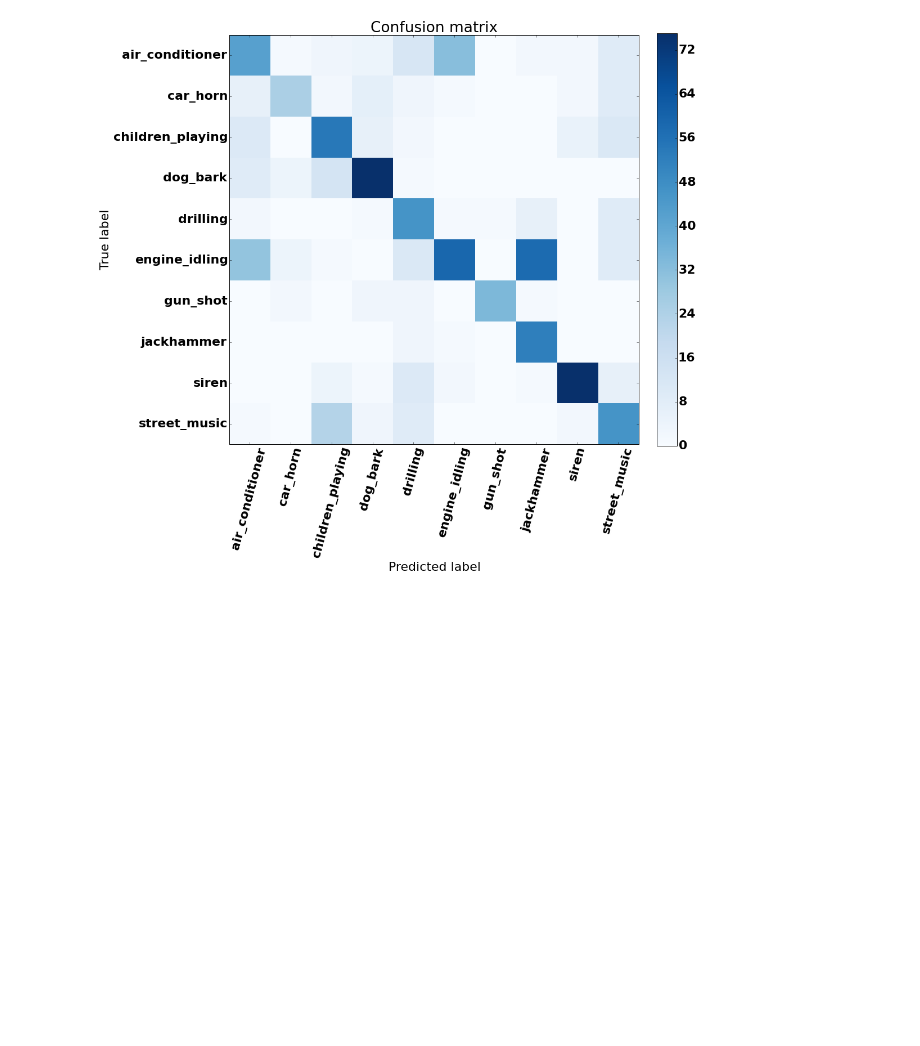
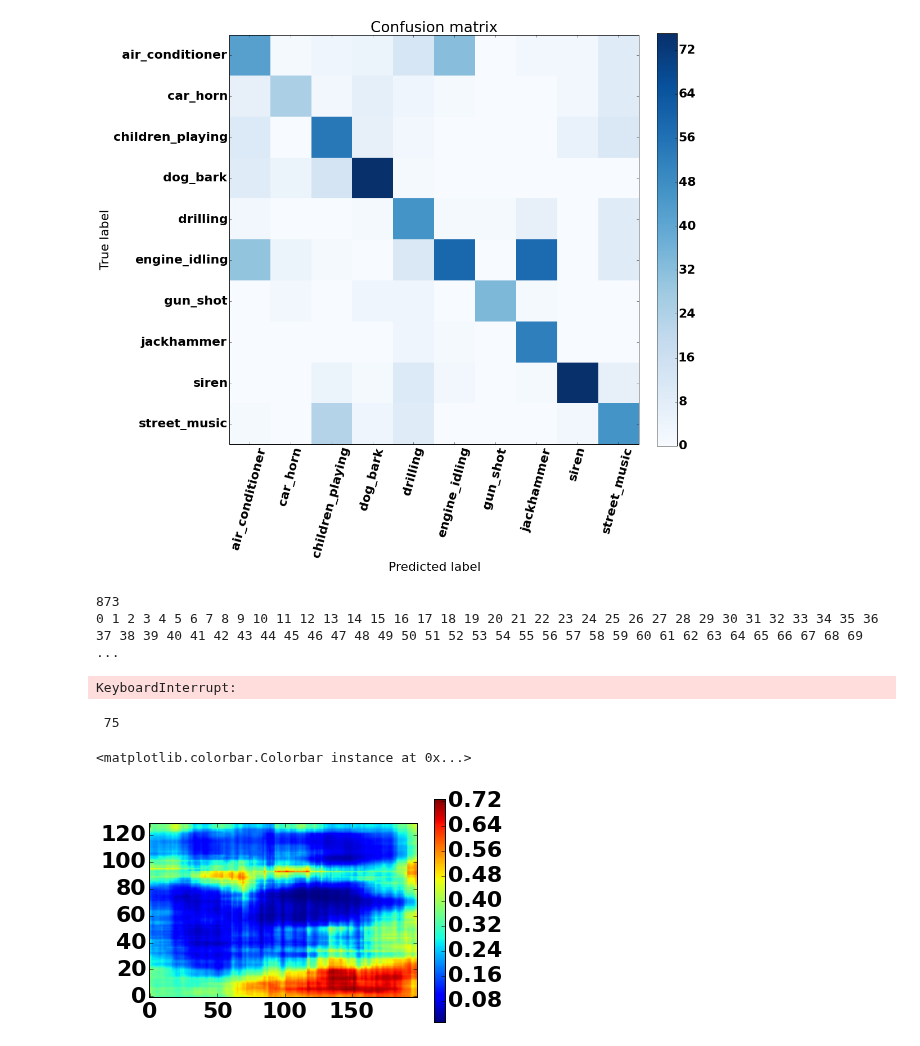
Before and after one commit to mdfirman/CityNet, a Jupyter notebook: notebooks/urban8k/urbank8k_test_model.ipynb, the cells around one changed output. Cells and saved outputs as stored; diff of their text form; code cells hidden in the pictures; blank space fills up the shorter version.

```diff
--- a/notebooks/urban8k/urbank8k_test_model.ipynb
+++ b/notebooks/urban8k/urbank8k_test_model.ipynb
@@ -35,21 +35,21 @@ Using gpu device 0: GeForce GTX 770 (CNMeM is disabled)
 base_path = '/home/michael/projects/engaged_hackathon_data/urban_8k/'
 split = 1
 loadpath = base_path + 'splits/split' + str(split) + '.mat'
-data = scipy.io.loadmat(loadpath)
+dataset = scipy.io.loadmat(loadpath)
 
-num_classes = np.unique(data['train_y']).shape[0]
+num_classes = np.unique(dataset['train_y']).shape[0]
 print "There are %d classes " % num_classes
-print np.unique(data['train_y'])
-data['train_y'] = data['train_y'].ravel().astype(np.int32)
-data['test_y'] = data['test_y'].ravel().astype(np.int32)
-data['val_y'] = data['val_y'].ravel().astype(np.int32)
+print np.unique(dataset['train_y'])
+dataset['train_y'] = dataset['train_y'].ravel().astype(np.int32)
+dataset['test_y'] = dataset['test_y'].ravel().astype(np.int32)
+dataset['val_y'] = dataset['val_y'].ravel().astype(np.int32)
 
 if False:
     for data_type in ['train_', 'test_', 'val_']:
         num = data[data_type + 'X'].shape[0]
         to_use = np.random.choice(num, 100, replace=False)
-        data[data_type + 'X'] = data[data_type + 'X'][to_use, :]
-        data[data_type + 'y'] = data[data_type + 'y'][to_use]
+        dataset[data_type + 'X'] = dataset[data_type + 'X'][to_use, :]
+        dataset[data_type + 'y'] = dataset[data_type + 'y'][to_use]
 # %% [output]
 There are 10 classes
 [0 1 2 3 4 5 6 7 8 9]
@@ -128,0 +199,22 @@ plot_confusion_matrix(cm)
+# %%
+heatmaps = []
+print dataset['test_X'].shape[0]
+for num in range(dataset['test_X'].shape[0]):
+    X = dataset['test_X'][num, ...].reshape((1, 1, 129, 199))
+    y = dataset['test_y'][num]
+    heatmaps.append(occlusion_heatmap(network, X, y, square_length=51))
+    print num,
+# %% [output]
+873
+0 1 2 3 4 5 6 7 8 9 10 11 12 13 14 15 16 17 18 19 20 21 22 23 24 25 26 27 28 29 30 31 32 33 34 35 36 37 38 39 40 41 42 43 44 45 46 47 48 49 50 51 52 53 54 55 56 57 58 59 60 61 62 63 64 65 66 67 68 69  ...
+KeyboardInterrupt:
+# %%
+# print heatmap.shape
+print len(heatmaps)
+plt.imshow(heatmaps[10])
+plt.gca().invert_yaxis()
+plt.colorbar()
+# %% [output]
+ 75
+<matplotlib.colorbar.Colorbar instance at 0x...>
+[figure, added]
```
Also changed, not shown: parts of 3 cells of this notebook, 2 other files.
